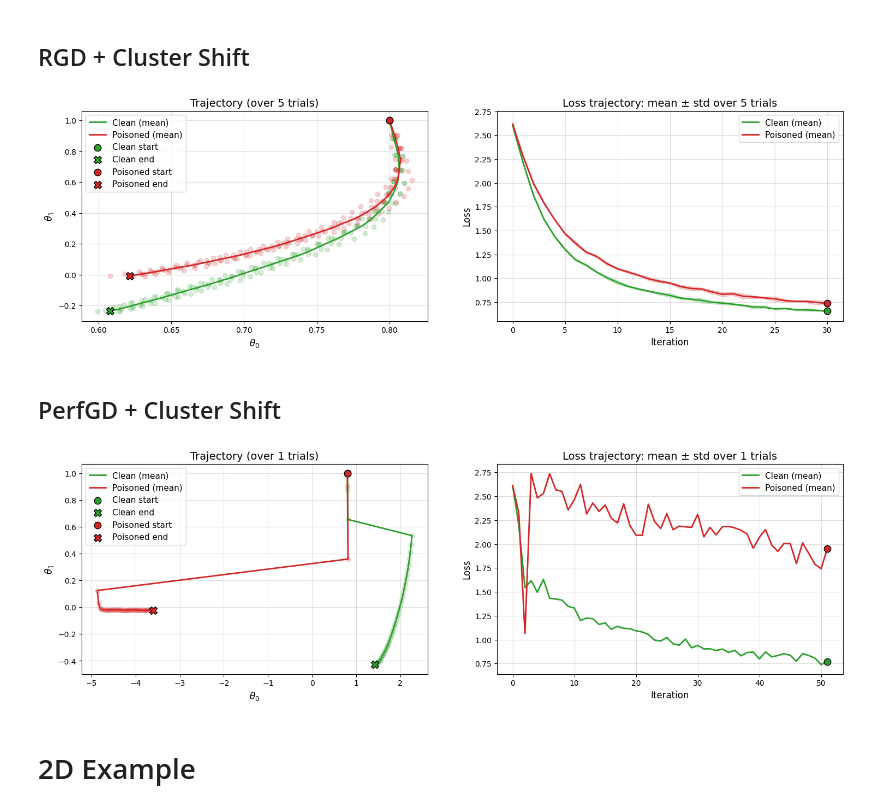
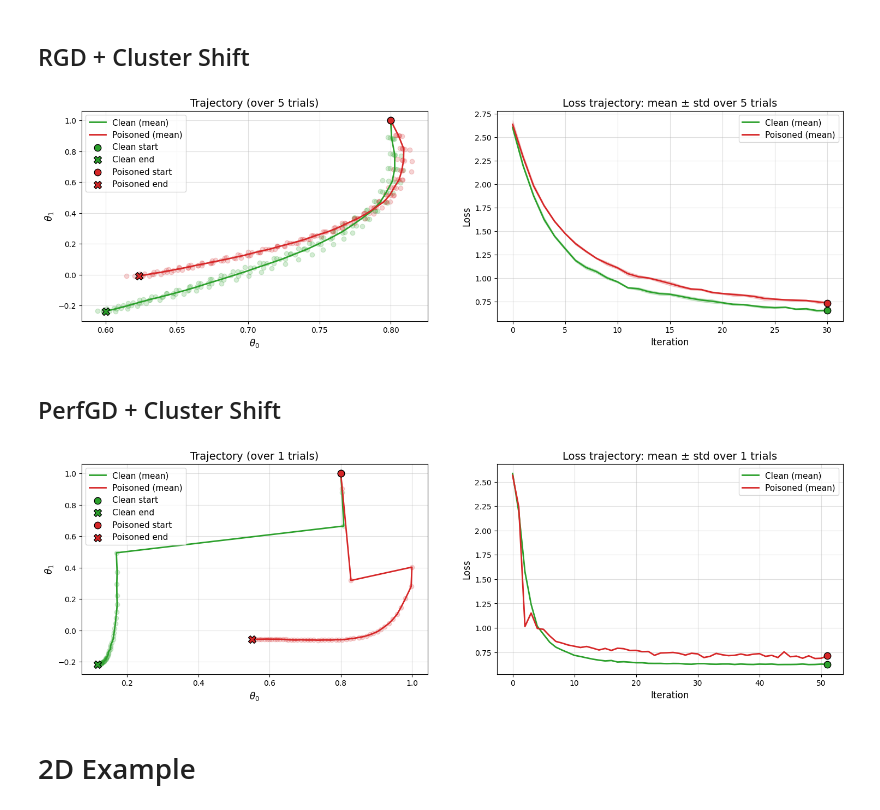
Before and after one commit to tetsnaga/poison-perf, a Jupyter notebook: poisoning/black_box_poison.ipynb, the cells around one changed output. Drawn from its saved outputs; the diff is of its cells as text; code cells hidden in the pictures.

```diff
--- a/poisoning/black_box_poison.ipynb
+++ b/poisoning/black_box_poison.ipynb
@@ -236,7 +237,7 @@ delta = 1.0
 n = 1000
 eta = 0.05
 max_iter = 30
-proj_theta = lambda theta: theta  # or your projection function
+proj_theta = lambda theta: torch.clamp(theta, min=-1.0, max=1.0)
 
 # Run RGD with return_samples=True to get clean and poisoned samples
 _, _, z_clean, z_poisoned = RGD(
@@ -325,7 +326,7 @@ fig, (ax1, ax2) = plot_results_2d(all_theta_clean_list,
 
 plt.show()
 # %% [output]
-[figure, old version]
+[figure, new version]
 # %% [markdown]
 ## PerfGD + Cluster Shift
 # %%
@@ -349,7 +350,7 @@ def run_trial():
                 D_theta=D_theta,
                 loss=loss,
                 theta_0=theta_0.clone(),
-                # proj_theta=proj_theta,
+                proj_theta=proj_theta,
                 n=n,
                 eta=eta,
                 max_iter=max_iter,
@@ -363,40 +364,40 @@ def run_trial():
                 D_theta=D_theta,
                 loss=loss,
                 theta_0=theta_0.clone(),
-                # proj_theta=proj_theta,
+                proj_theta=proj_theta,
                 n=n,
                 eta=eta,
                 max_iter=max_iter,
                 normalize_grad=False,
                 return_losses=True,
                 poison_function=black_box_poison_function,
                 epsilon=epsilon,
                 delta=delta,
     )
 
     return all_theta_clean, all_theta_poisoned, all_losses_clean, all_losses_poisoned
 
 all_theta_clean_list = []
 all_theta_poisoned_list = []
 all_loss_clean_list = []
 all_loss_poisoned_list = []
 
 for trial in range(n_trials):
     all_theta_clean, all_theta_poisoned, all_loss_clean, all_loss_poisoned = run_trial()
     all_theta_clean_list.append(all_theta_clean)
     all_theta_poisoned_list.append(all_theta_poisoned)
     all_loss_clean_list.append(all_loss_clean)
     all_loss_poisoned_list.append(all_loss_poisoned)
 
 fig, (ax1, ax2) = plot_results_2d(all_theta_clean_list,
                     all_theta_poisoned_list,
                     all_loss_clean_list,
                     all_loss_poisoned_list
                     )
 
 plt.show()
 # %% [output]
-[figure, old version]
+[figure, new version]
 # %% [markdown]
 # 2D Example
 # %%
```
Also changed, not shown: parts of 6 cells of this notebook, 4 other files.
